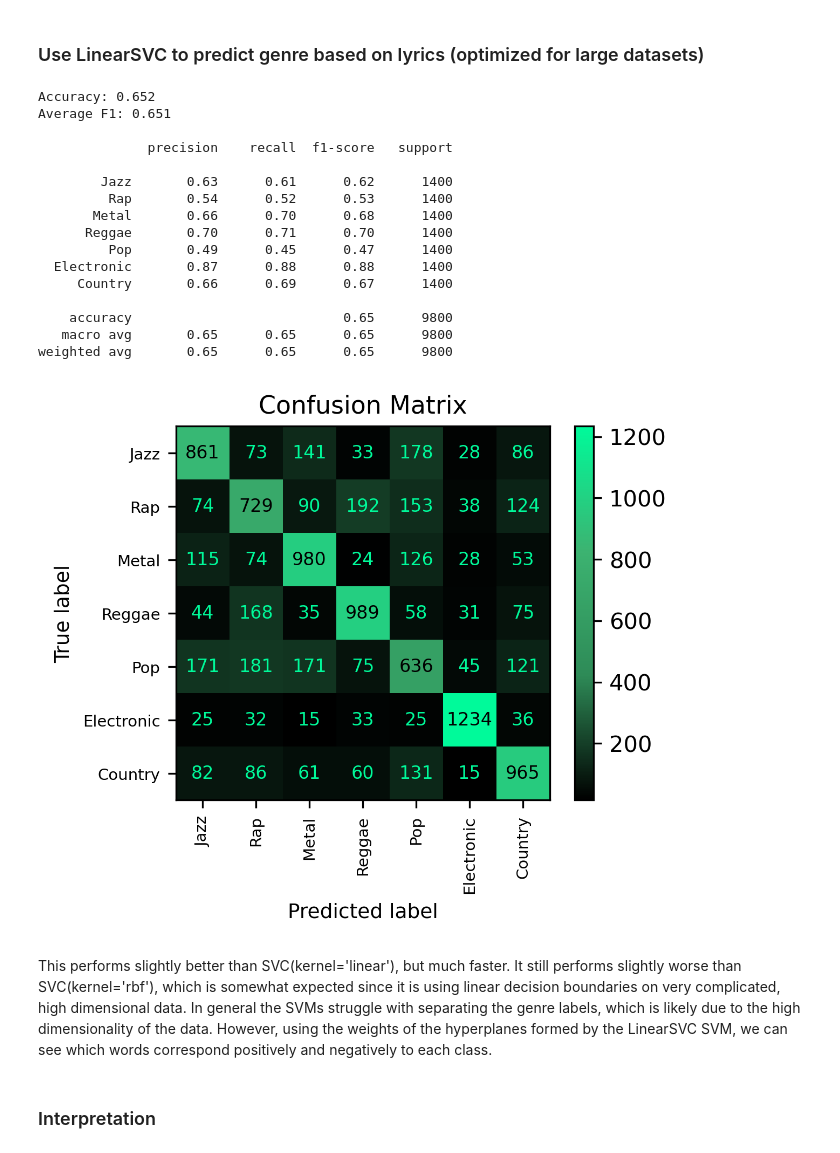
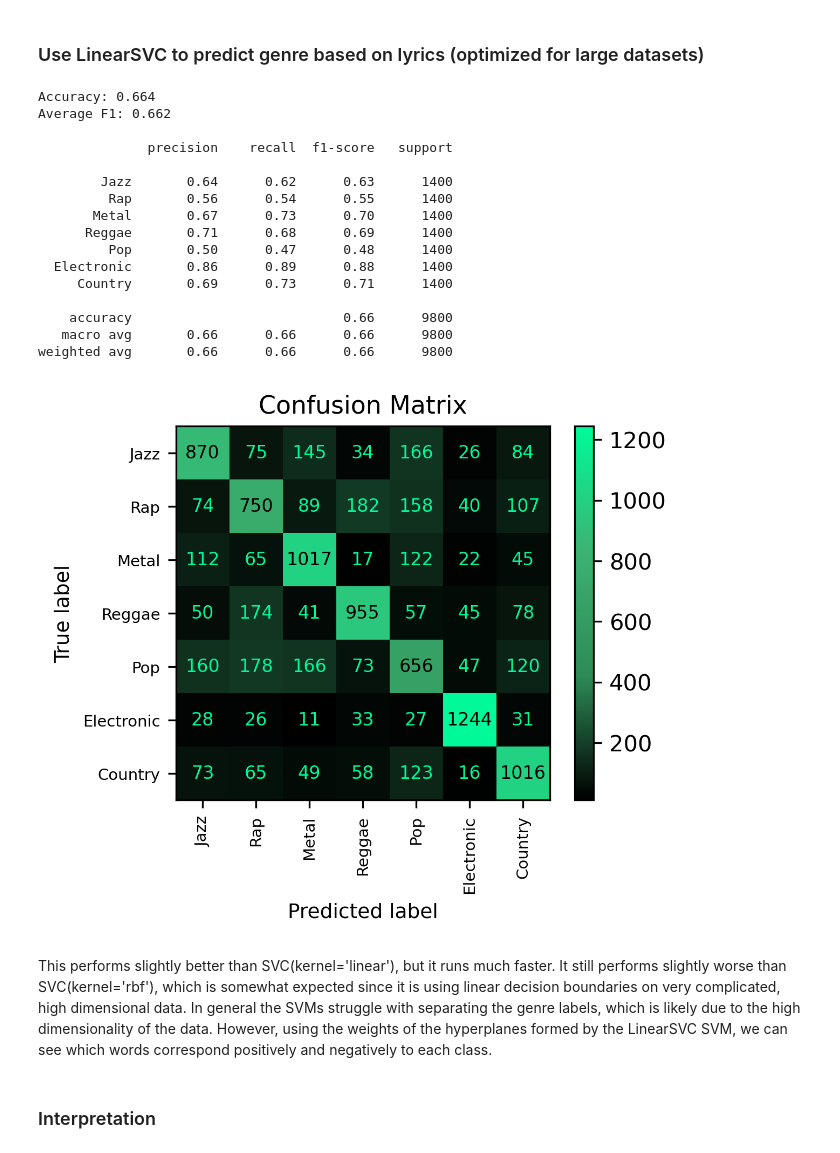
Before and after one commit to michael-van-vuuren/csci5612-workspace, a Jupyter notebook: models/supervised/svm-and-boosting.ipynb, the cells around one changed output. Saved outputs shown, nothing was run; the diff lists cells and outputs as text; code cells hidden in the pictures.

```diff
--- a/models/supervised/svm-and-boosting.ipynb
+++ b/models/supervised/svm-and-boosting.ipynb
@@ -427,41 +484,41 @@ weighted avg       0.67      0.65      0.66      9800
 # %%
 from sklearn.svm import LinearSVC
 
 # fit (uses one-vs-rest)
-svm_model = LinearSVC()
+svm_model = LinearSVC(C=10)
 svm_model.fit(train_X_tfidf, train_y)
 
 # predict
 pred_y = svm_model.predict(test_X_tfidf)
 
 # results
 accuracy = accuracy_score(test_y, pred_y)
 f1 = f1_score(test_y, pred_y, average='macro')
 
 print(f'Accuracy: {accuracy:.3f}')
 print(f'Average F1: {f1:.3f}\n')
 print(classification_report(test_y, pred_y, target_names=y.unique()))
 plot_confusion_matrix(test_y, pred_y)
 # %% [output]
-Accuracy: 0.652
-Average F1: 0.651
+Accuracy: 0.664
+Average F1: 0.662
 
               precision    recall  f1-score   support
 
-        Jazz       0.63      0.61      0.62      1400
-         Rap       0.54      0.52      0.53      1400
-       Metal       0.66      0.70      0.68      1400
-      Reggae       0.70      0.71      0.70      1400
-         Pop       0.49      0.45      0.47      1400
-  Electronic       0.87      0.88      0.88      1400
-     Country       0.66      0.69      0.67      1400
+        Jazz       0.64      0.62      0.63      1400
+         Rap       0.56      0.54      0.55      1400
+       Metal       0.67      0.73      0.70      1400
+      Reggae       0.71      0.68      0.69      1400
+         Pop       0.50      0.47      0.48      1400
+  Electronic       0.86      0.89      0.88      1400
+     Country       0.69      0.73      0.71      1400
 
-    accuracy                           0.65      9800
-   macro avg       0.65      0.65      0.65      9800
-weighted avg       0.65      0.65      0.65      9800
+    accuracy                           0.66      9800
+   macro avg       0.66      0.66      0.66      9800
+weighted avg       0.66      0.66      0.66      9800
-[figure, old version]
+[figure, new version]
 # %% [markdown]
-This performs slightly better than SVC(kernel='linear'), but much faster. It still performs slightly worse than SVC(kernel='rbf'), which is somewhat expected since it is using linear decision boundaries on very complicated, high dimensional data. In general the SVMs struggle with separating the genre labels, which is likely due to the high dimensionality of the data. However, using the weights of the hyperplanes formed by the LinearSVC SVM, we can see which words correspond positively and negatively to each class.
+This performs slightly better than SVC(kernel='linear'), but it runs much faster. It still performs slightly worse than SVC(kernel='rbf'), which is somewhat expected since it is using linear decision boundaries on very complicated, high dimensional data. In general the SVMs struggle with separating the genre labels, which is likely due to the high dimensionality of the data. However, using the weights of the hyperplanes formed by the LinearSVC SVM, we can see which words correspond positively and negatively to each class.
 # %% [markdown]
 ### Interpretation
 # %% [markdown]
```
Also changed, not shown: parts of 7 cells of this notebook.
